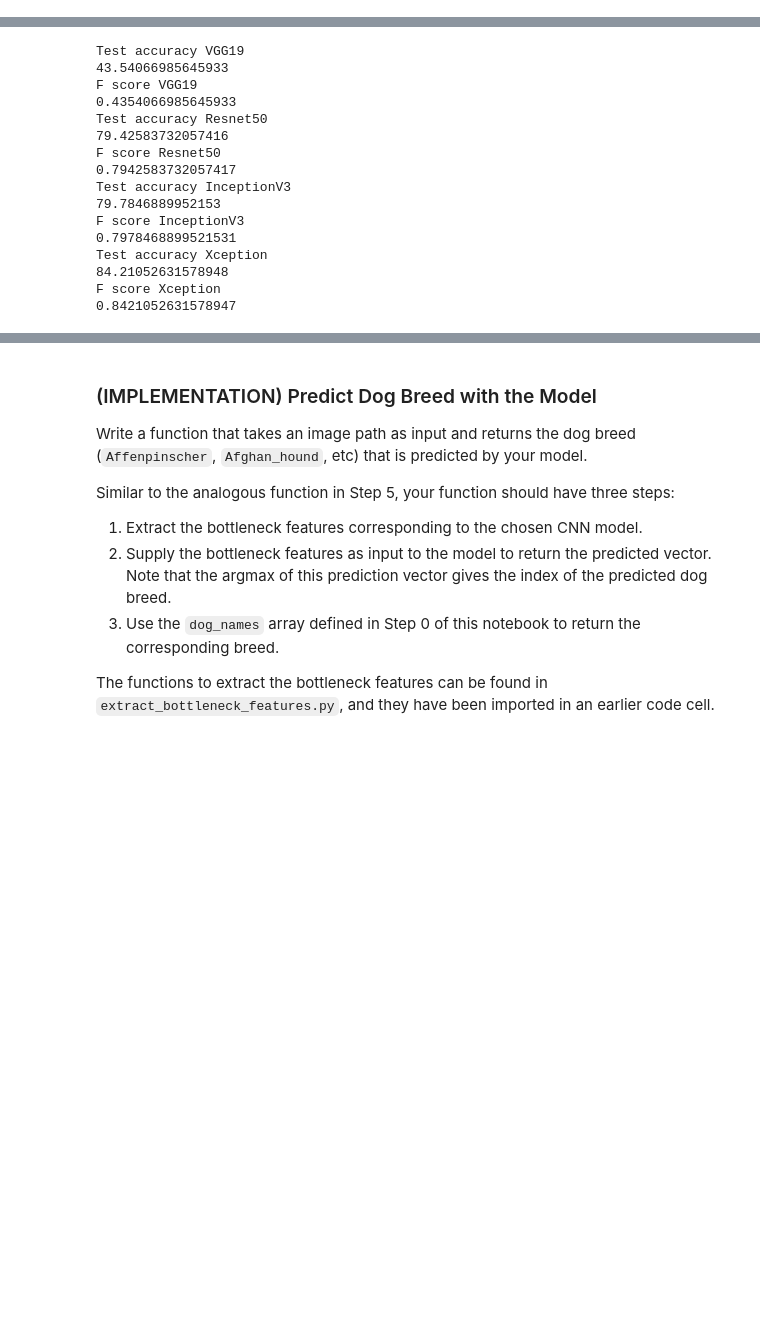
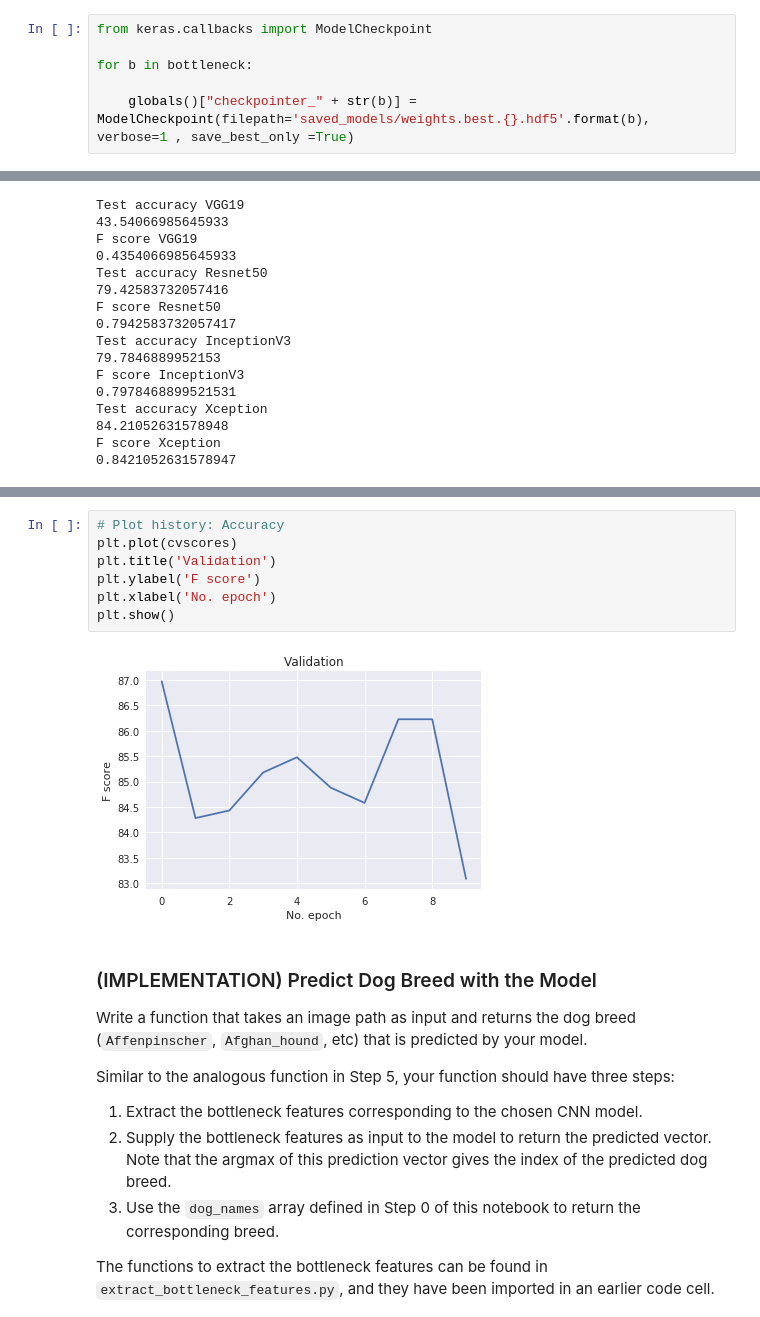
Before and after one commit to dama207/Write-an-Algorithm-for-a-Dog-Identification-App, a Jupyter notebook: dog_app.ipynb, the cells around one changed output, grey strips where cells are left out. Cells and saved outputs as stored; diff of their text form; blank space fills up the shorter version.

```diff
--- a/dog_app.ipynb
+++ b/dog_app.ipynb
@@ -914,6 +914,12 @@ for b in bottleneck:
 Train your model in the code cell below.  Use model checkpointing to save the model that attains the best validation loss.
 
 You are welcome to [augment the training data](https://blog.keras.io/building-powerful-image-classification-models-using-very-little-data.html), but this is not a requirement.
+# %%
+from keras.callbacks import ModelCheckpoint
+
+for b in bottleneck:
+
+    globals()["checkpointer_" + str(b)] = ModelCheckpoint(filepath='saved_models/weights.best.{}.hdf5'.format(b), verbose=1 , save_best_only =True)
 # %%
 # for each pre-trained model define the same train task.
 for b in bottleneck:
@@ -990,3 +1063,12 @@ F score Xception
+# %%
+# Plot history: Accuracy
+plt.plot(cvscores)
+plt.title('Validation')
+plt.ylabel('F score')
+plt.xlabel('No. epoch')
+plt.show()
+# %% [output]
+[figure, added]
 # %% [markdown]
 ### (IMPLEMENTATION) Predict Dog Breed with the Model
 
```
Also changed, not shown: parts of 4 cells of this notebook.
